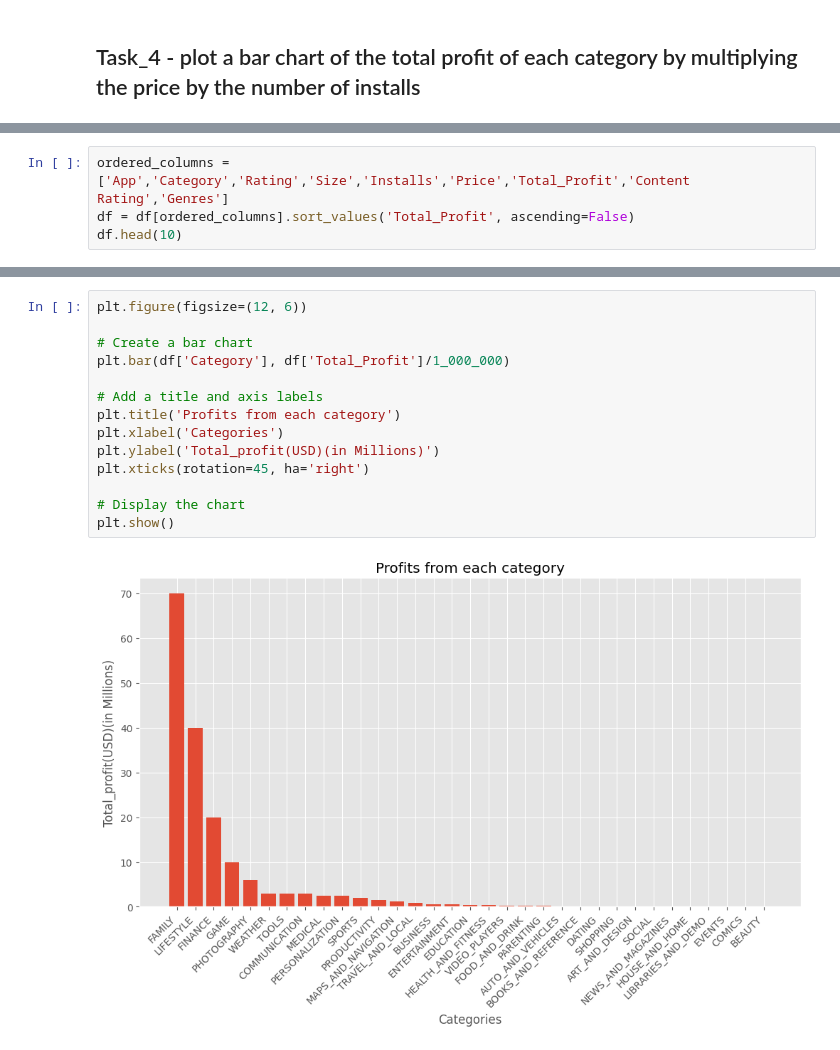
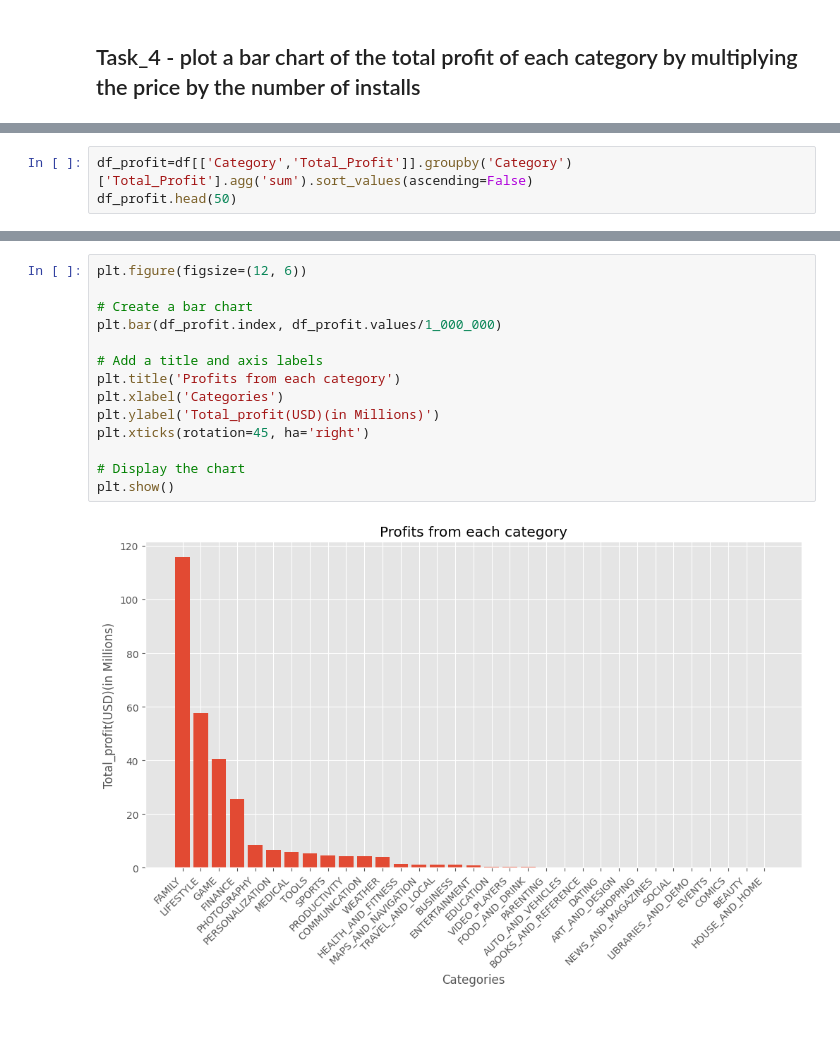
Before and after one commit to onurer87/data-5---team-4, a Jupyter notebook: Stage_2/Week_2/week_2.ipynb, the cells around one changed output, grey strips where cells are left out. Saved outputs shown, nothing was run; the diff lists cells and outputs as text; blank space fills up the shorter version.

```diff
--- a/Stage_2/Week_2/week_2.ipynb
+++ b/Stage_2/Week_2/week_2.ipynb
@@ -98,7 +138,3 @@ df.tail(10)
 | 8194 | 8194 | Fr. Mike Schmitz Audio Teachings | FAMILY | 5.0 | 4 | 3.600000 | 100 | Free | 0.0 | Everyone | ... |
 | 8195 | 8195 | The SCP Foundation DB fr nn5n | BOOKS_AND_REFERENCE | 4.5 | 114 | -99.990000 | 1000 | Free | 0.0 | Mature 17+ | ... |
 | 8196 | 8196 | iHoroscope - 2018 Daily Horoscope... | LIFESTYLE | 4.5 | 398307 | 19.000000 | 10000000 | Free | 0.0 | Everyone | ... |
-# %%
-ordered_columns = ['App','Category','Rating','Size','Installs','Price','Total_Profit','Content Rating','Genres']
-df = df[ordered_columns].sort_values('Total_Profit', ascending=False)
-df.head(10)
@@ -116,0 +141,3 @@ df.head(10)
+# %%
+df_profit=df[['Category','Total_Profit']].groupby('Category')['Total_Profit'].agg('sum').sort_values(ascending=False)
+df_profit.head(50)
@@ -117,16 +173,16 @@ df.head(10)
 # %%
 plt.figure(figsize=(12, 6))
 
 # Create a bar chart
-plt.bar(df['Category'], df['Total_Profit']/1_000_000)
+plt.bar(df_profit.index, df_profit.values/1_000_000)
 
 # Add a title and axis labels
 plt.title('Profits from each category')
 plt.xlabel('Categories')
 plt.ylabel('Total_profit(USD)(in Millions)')
 plt.xticks(rotation=45, ha='right')
 
 # Display the chart
 plt.show()
 # %% [output]
-[figure, old version]
+[figure, new version]
```
Also changed, not shown: parts of 5 cells of this notebook, 3 other files.
